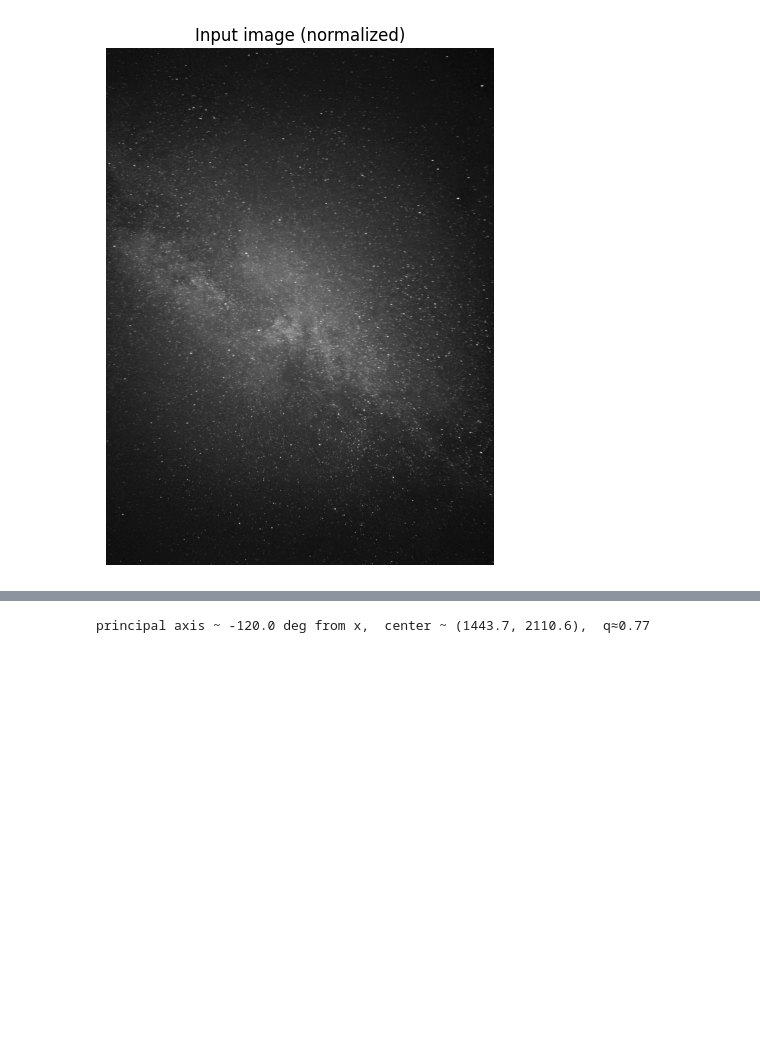
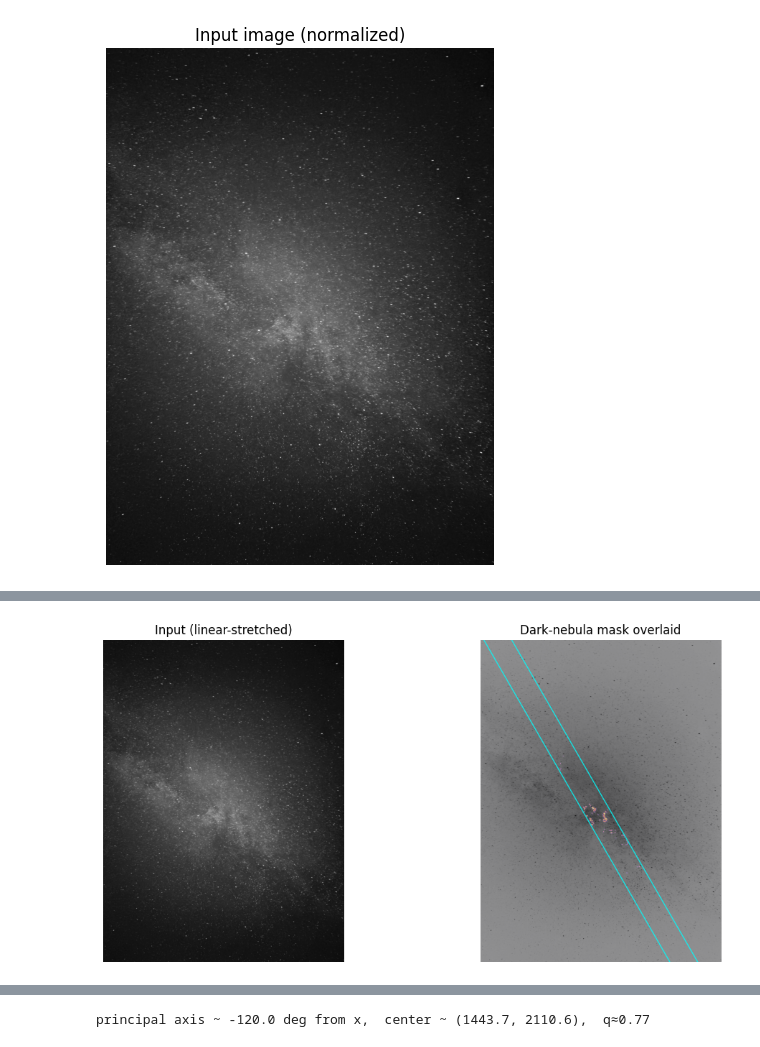
Before and after one commit to SHayashida/Amanogawa, a Jupyter notebook: notebooks/Amanogawa_dark.ipynb, the cells around one changed output, grey strips where cells are left out. Cells and saved outputs as stored; diff of their text form; code cells hidden in the pictures; blank space fills up the shorter version.

```diff
--- a/notebooks/Amanogawa_dark.ipynb
+++ b/notebooks/Amanogawa_dark.ipynb
@@ -255,0 +264,23 @@ saved: dark_morphology_summary.json
+# %%
+# 図A：ROIと抽出マスクの可視化
+from skimage import measure
+
+fig, ax = plt.subplots(1,2, figsize=(12,5))
+ax[0].imshow(img_u, cmap="gray"); ax[0].set_title("Input (linear-stretched)")
+ax[0].axis("off")
+ax[1].imshow(1.0 - img_u, cmap="gray"); ax[1].set_title("Dark-nebula mask overlaid")
+ax[1].imshow(mask_dark, cmap="inferno", alpha=0.4); ax[1].axis("off")
+
+# band_mask があれば輪郭線を重ねる（主張の“帯内解析”を明示）
+try:
+    cnts = measure.find_contours(band_mask.astype(float), 0.5)
+    for c in cnts:
+        ax[1].plot(c[:,1], c[:,0], color="cyan", lw=1.0, alpha=0.8)
+except NameError:
+    pass
+
+plt.tight_layout()
+plt.savefig("FigA_ROI_mask.png", dpi=300)
+plt.show()
+# %% [output]
+[figure, added]
```
Also changed, not shown: parts of 6 cells of this notebook, 7 other files.
